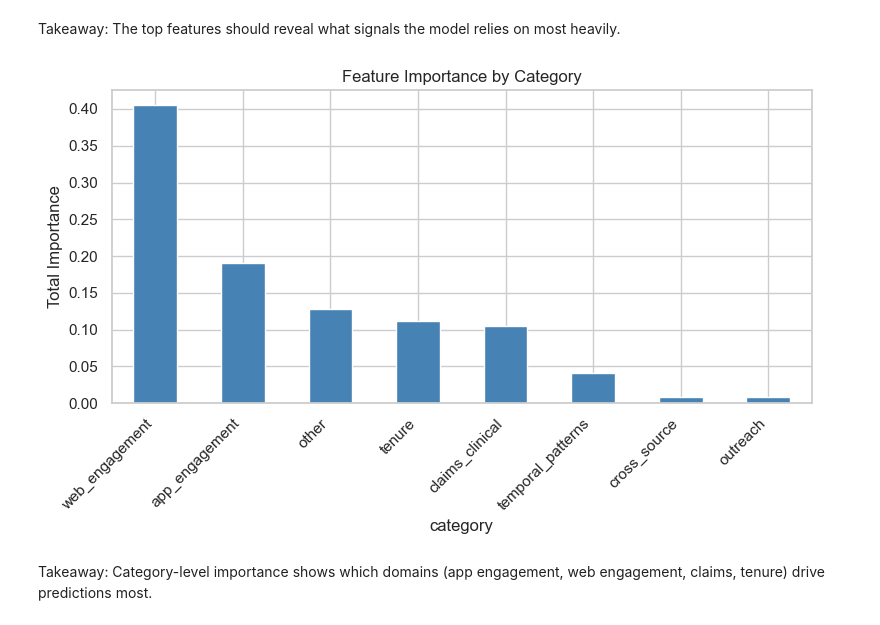
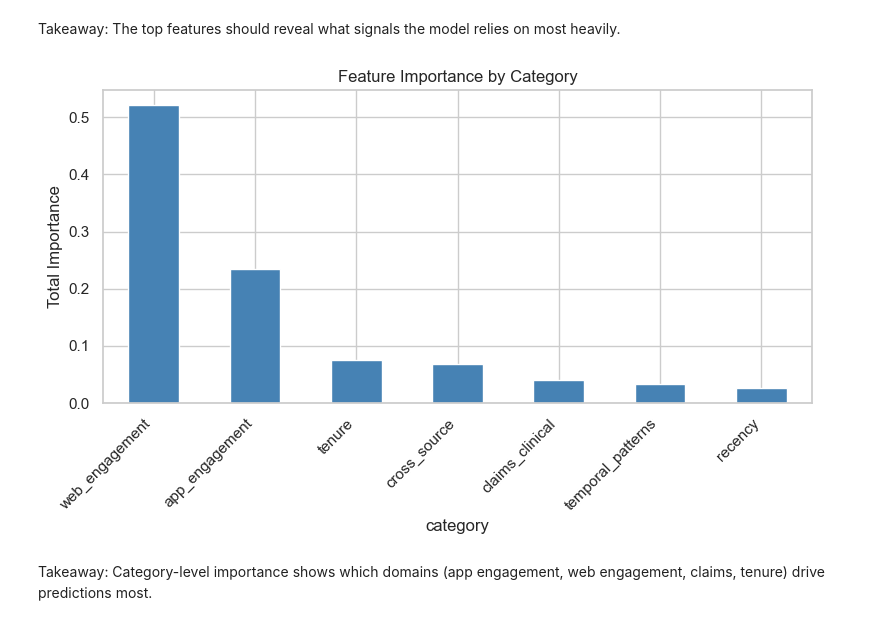
Before and after one commit to MatanSheffer/ViMatanSheffer, a Jupyter notebook: notebooks/evaluation.ipynb, the cells around one changed output. Drawn from its saved outputs; the diff is of its cells as text; code cells hidden in the pictures.

```diff
--- a/notebooks/evaluation.ipynb
+++ b/notebooks/evaluation.ipynb
@@ -148,35 +148,35 @@ Takeaway: The top features should reveal what signals the model relies on most h
 # %%
 # Group features by category to see which domains contribute most
 def categorize_feature(name: str) -> str:
-    if name.startswith(("app_", "has_app")):
+    if name.startswith(("app_", "days_since_last_app")):
         return "app_engagement"
-    elif name.startswith(("web_", "has_web", "visits")):
+    elif name.startswith(("web_", "days_since_last_web")):
         return "web_engagement"
-    elif name.startswith(("claim", "icd_", "has_icd", "n_claim", "n_unique_icd", "chronic", "n_focus", "n_acute", "n_chronic")):
+    elif name.startswith(("n_focus", "n_claim")):
         return "claims_clinical"
-    elif name.startswith(("tenure", "is_new", "is_long", "signup")):
+    elif name.startswith(("tenure",)):
         return "tenure"
-    elif name in ("outreach",):
-        return "outreach"
-    elif "trend" in name or "delta" in name or "ratio" in name:
+    elif "trend" in name or "delta" in name:
         return "temporal_patterns"
-    elif "channel" in name or "digital" in name or "preference" in name:
+    elif "ratio" in name or "digital" in name or "preference" in name or "per_tenure" in name:
         return "cross_source"
+    elif "min_days" in name:
+        return "recency"
     else:
         return "other"
 
 importance_df["category"] = importance_df["feature"].apply(categorize_feature)
 category_importance = importance_df.groupby("category")["importance"].sum().sort_values(ascending=False)
 
 fig, ax = plt.subplots(figsize=(8, 5))
 category_importance.plot(kind="bar", ax=ax, color="steelblue")
 ax.set_ylabel("Total Importance")
 ax.set_title("Feature Importance by Category")
 ax.set_xticklabels(ax.get_xticklabels(), rotation=45, ha="right")
 plt.tight_layout()
 plt.show()
 # %% [output]
-[figure, old version]
+[figure, new version]
 # %% [markdown]
 Takeaway: Category-level importance shows which domains (app engagement, web engagement, claims, tenure) drive predictions most.
 # %% [markdown]
```
Also changed, not shown: parts of 21 cells of this notebook, 9 other files.
